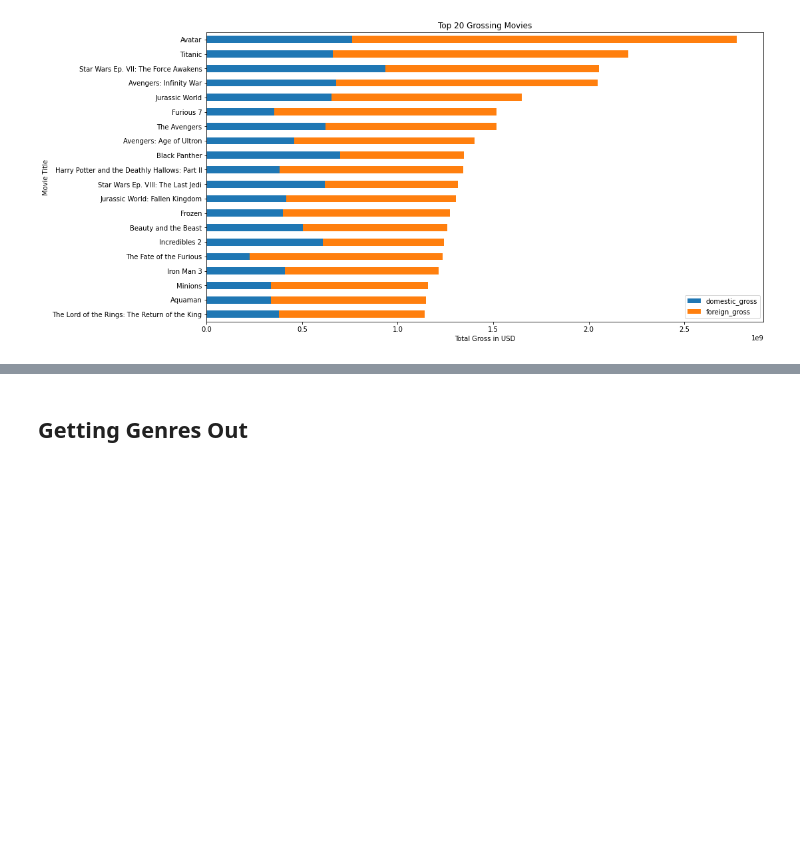
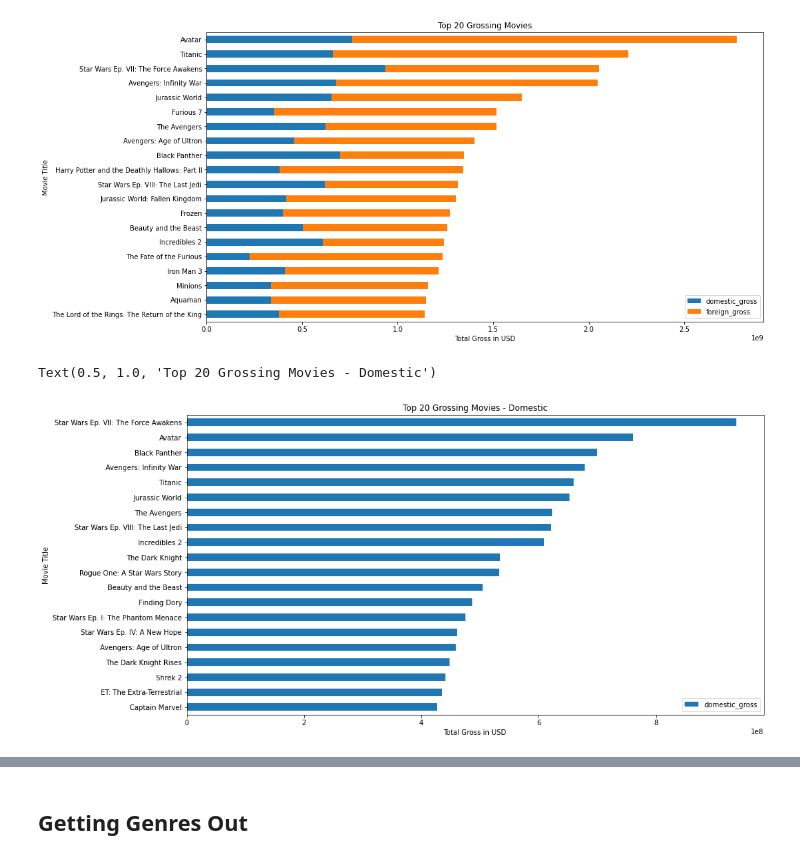
Before and after one commit to ntdoris/movie-revenue-analysis, a Jupyter notebook: natalya_doris_project1.ipynb, the cells around one changed output, grey strips where cells are left out. Saved outputs shown, nothing was run; the diff lists cells and outputs as text; code cells hidden in the pictures; blank space fills up the shorter version.

```diff
--- a/natalya_doris_project1.ipynb
+++ b/natalya_doris_project1.ipynb
@@ -528,5 +573,16 @@ plt.title('Top 20 Grossing Movies')
 # %% [output]
 Text(0.5, 1.0, 'Top 20 Grossing Movies')
 [figure]
+# %%
+top_20_gross_domestic = df_movie_budgets.sort_values('domestic_gross', ascending=False).head(20)
+top_20_gross_domestic = top_20_gross_domestic.sort_values('domestic_gross', ascending=True)
+# %%
+top_20_gross_domestic[['movie', 'domestic_gross']].plot(x='movie', kind='barh', figsize=(15,8))
+plt.xlabel('Total Gross in USD')
+plt.ylabel('Movie Title')
+plt.title('Top 20 Grossing Movies - Domestic')
+# %% [output]
+Text(0.5, 1.0, 'Top 20 Grossing Movies - Domestic')
+[figure, added]
 # %%
 top_20_gross_mb_profit = df_movie_budgets.sort_values('profit_margin', ascending=False).head(20)
```
Also changed, not shown: parts of 43 cells of this notebook.
